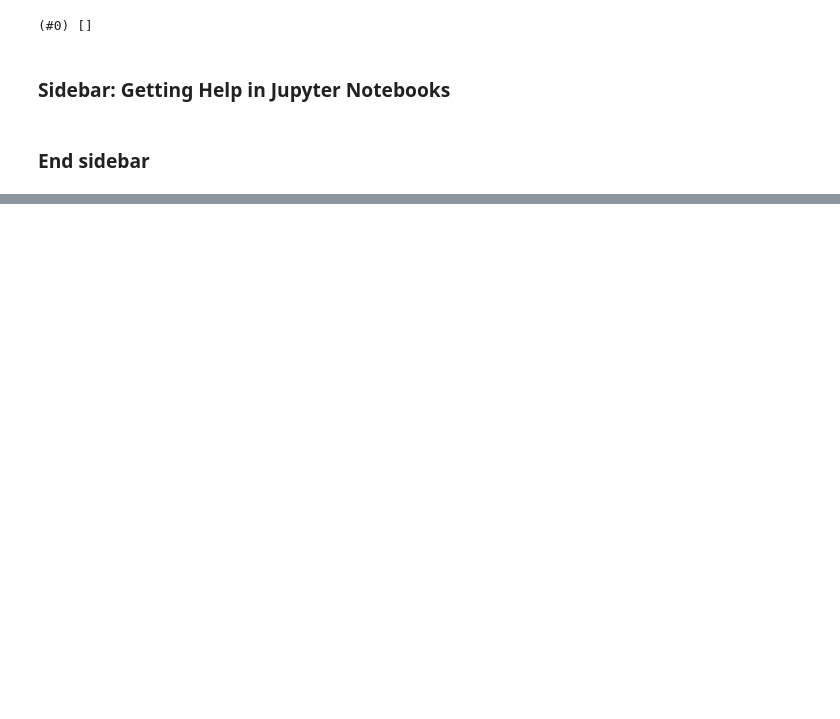
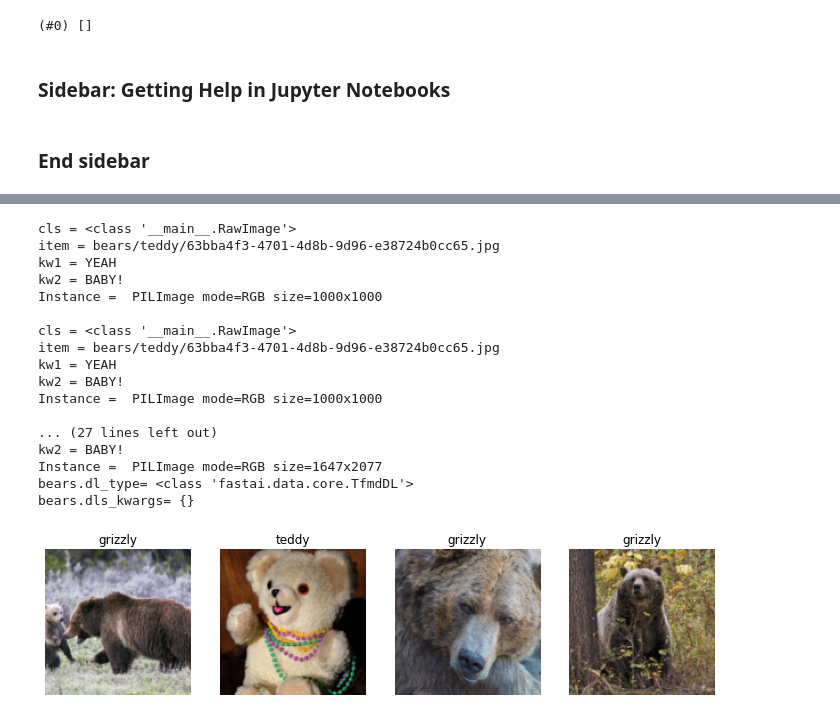
Before and after one commit to bencoman/fastbook, a Jupyter notebook: clean/02_production-Copy1.ipynb, the cells around one changed output, grey strips where cells are left out. Cells and saved outputs as stored; diff of their text form; code cells hidden in the pictures; blank space fills up the shorter version.

```diff
--- a/clean/02_production-Copy1.ipynb
+++ b/clean/02_production-Copy1.ipynb
@@ -258,0 +594,12 @@ VBox([widgets.Label('Select your bear!'),
+# %%
+def blah_create(cls, item, kw1='x', kw2='y'):
+    print('\ncls =', cls)
+    print('item =', item)
+    print('kw1 =', kw1)
+    print('kw2 =', kw2)
+
+f = partial( blah_create, 1 )
+f( 2 )
+
+f = partial( blah_create, kw1='XX' )
+f( 1, 2 )
@@ -258,0 +616,47 @@ VBox([widgets.Label('Select your bear!'),
+# %%
+class RawImage(PILImage):
+    @classmethod
+    def create(cls, item, _kw1='x', _kw2='y'):
+        print('\ncls =', cls)
+        print('item =', item)
+        print('kw1 =', _kw1)
+        print('kw2 =', _kw2)
+
+        instance = PILImage.create(item)
+        print('Instance = ', instance)
+        return instance
+#       1/0
+
+def RawImageBlock(kw1='XX', kw2='YY'):
+    f = partial(RawImage.create, _kw1=kw1, _kw2=kw2)
+    return TransformBlock(type_tfms=f, batch_tfms=IntToFloatTensor)
+
+bears = DataBlock(
+    blocks=(RawImageBlock(kw1='YEAH', kw2='BABY!'), CategoryBlock),
+    get_items=get_image_files,
+    splitter=RandomSplitter(valid_pct=0.2, seed=42),
+    get_y=parent_label,
+    item_tfms=Resize(128))
+dls = bears.dataloaders(path)
+dls.valid.show_batch(max_n=4, nrows=1)
+print('bears.dl_type=', bears.dl_type)
+print('bears.dls_kwargs=', bears.dls_kwargs)
+# %% [output]
+cls = <class '__main__.RawImage'>
+item = bears/teddy/63bba4f3-4701-4d8b-9d96-e38724b0cc65.jpg
+kw1 = YEAH
+kw2 = BABY!
+Instance =  PILImage mode=RGB size=1000x1000
+
+cls = <class '__main__.RawImage'>
+item = bears/teddy/63bba4f3-4701-4d8b-9d96-e38724b0cc65.jpg
+kw1 = YEAH
+kw2 = BABY!
+Instance =  PILImage mode=RGB size=1000x1000
+
+... (27 lines left out)
+kw2 = BABY!
+Instance =  PILImage mode=RGB size=1647x2077
+bears.dl_type= <class 'fastai.data.core.TfmdDL'>
+bears.dls_kwargs= {}
+[figure, added]
```
Also changed, not shown: parts of 80 cells of this notebook.
